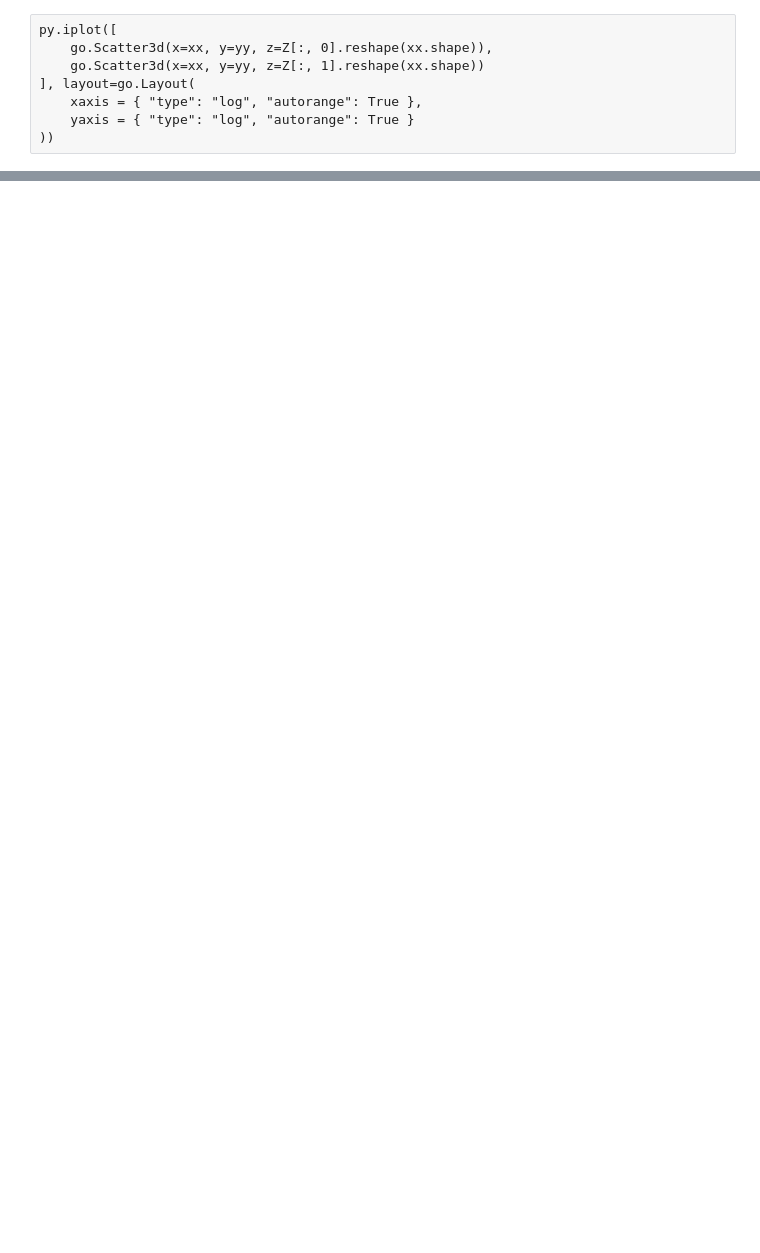
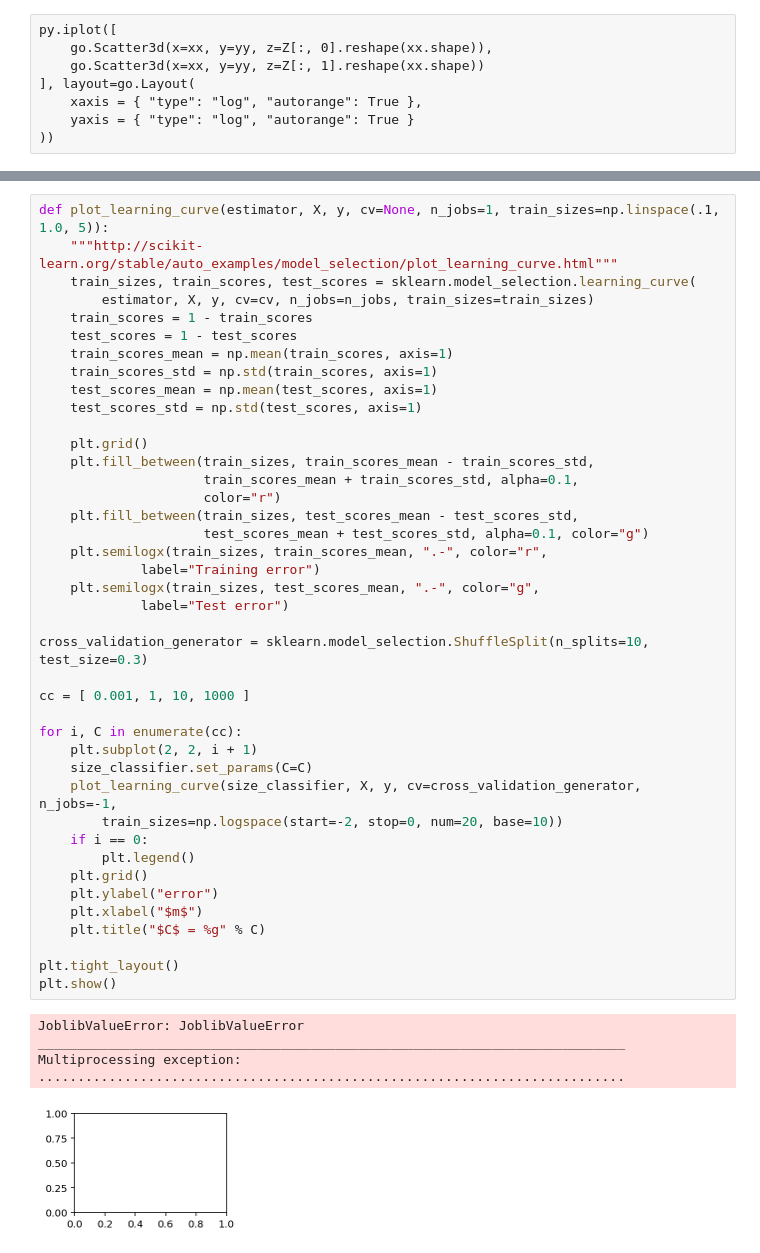
Before and after one commit to NIPE-SYSTEMS/support-vector-machine, a Jupyter notebook: Error Analysis.ipynb, the cells around one changed output, grey strips where cells are left out. Drawn from its saved outputs; the diff is of its cells as text; blank space fills up the shorter version.

```diff
--- a/Error Analysis.ipynb
+++ b/Error Analysis.ipynb
@@ -250,0 +249,47 @@ plt.show()
+# %%
+def plot_learning_curve(estimator, X, y, cv=None, n_jobs=1, train_sizes=np.linspace(.1, 1.0, 5)):
+    """http://scikit-learn.org/stable/auto_examples/model_selection/plot_learning_curve.html"""
+    train_sizes, train_scores, test_scores = sklearn.model_selection.learning_curve(
+        estimator, X, y, cv=cv, n_jobs=n_jobs, train_sizes=train_sizes)
+    train_scores = 1 - train_scores
+    test_scores = 1 - test_scores
+    train_scores_mean = np.mean(train_scores, axis=1)
+    train_scores_std = np.std(train_scores, axis=1)
+    test_scores_mean = np.mean(test_scores, axis=1)
+    test_scores_std = np.std(test_scores, axis=1)
+
+    plt.grid()
+    plt.fill_between(train_sizes, train_scores_mean - train_scores_std,
+                     train_scores_mean + train_scores_std, alpha=0.1,
+                     color="r")
+    plt.fill_between(train_sizes, test_scores_mean - test_scores_std,
+                     test_scores_mean + test_scores_std, alpha=0.1, color="g")
+    plt.semilogx(train_sizes, train_scores_mean, ".-", color="r",
+             label="Training error")
+    plt.semilogx(train_sizes, test_scores_mean, ".-", color="g",
+             label="Test error")
+
+cross_validation_generator = sklearn.model_selection.ShuffleSplit(n_splits=10, test_size=0.3)
+
+cc = [ 0.001, 1, 10, 1000 ]
+
+for i, C in enumerate(cc):
+    plt.subplot(2, 2, i + 1)
+    size_classifier.set_params(C=C)
+    plot_learning_curve(size_classifier, X, y, cv=cross_validation_generator, n_jobs=-1,
+        train_sizes=np.logspace(start=-2, stop=0, num=20, base=10))
+    if i == 0:
+        plt.legend()
+    plt.grid()
+    plt.ylabel("error")
+    plt.xlabel("$m$")
+    plt.title("$C$ = %g" % C)
+
+plt.tight_layout()
+plt.show()
+# %% [output]
+JoblibValueError: JoblibValueError
+___________________________________________________________________________
+Multiprocessing exception:
+...........................................................................
+[figure, added]
```
Also changed, not shown: parts of 10 cells of this notebook, 2 other files.
